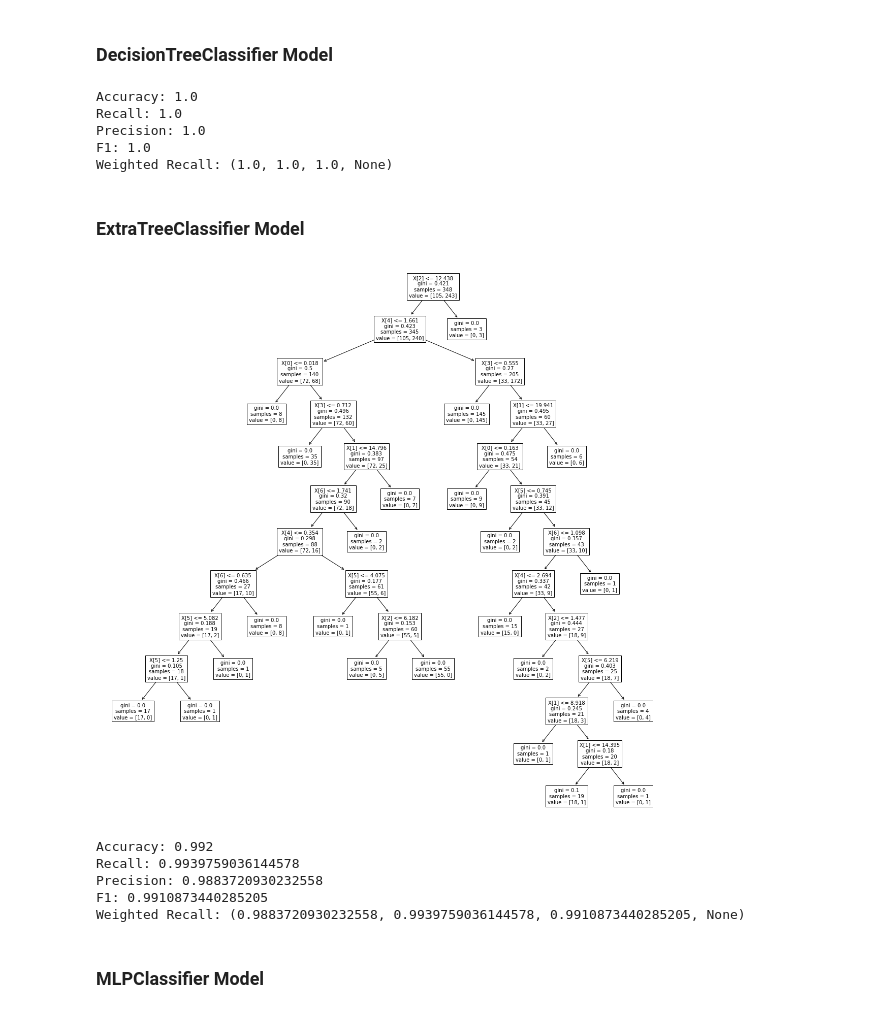
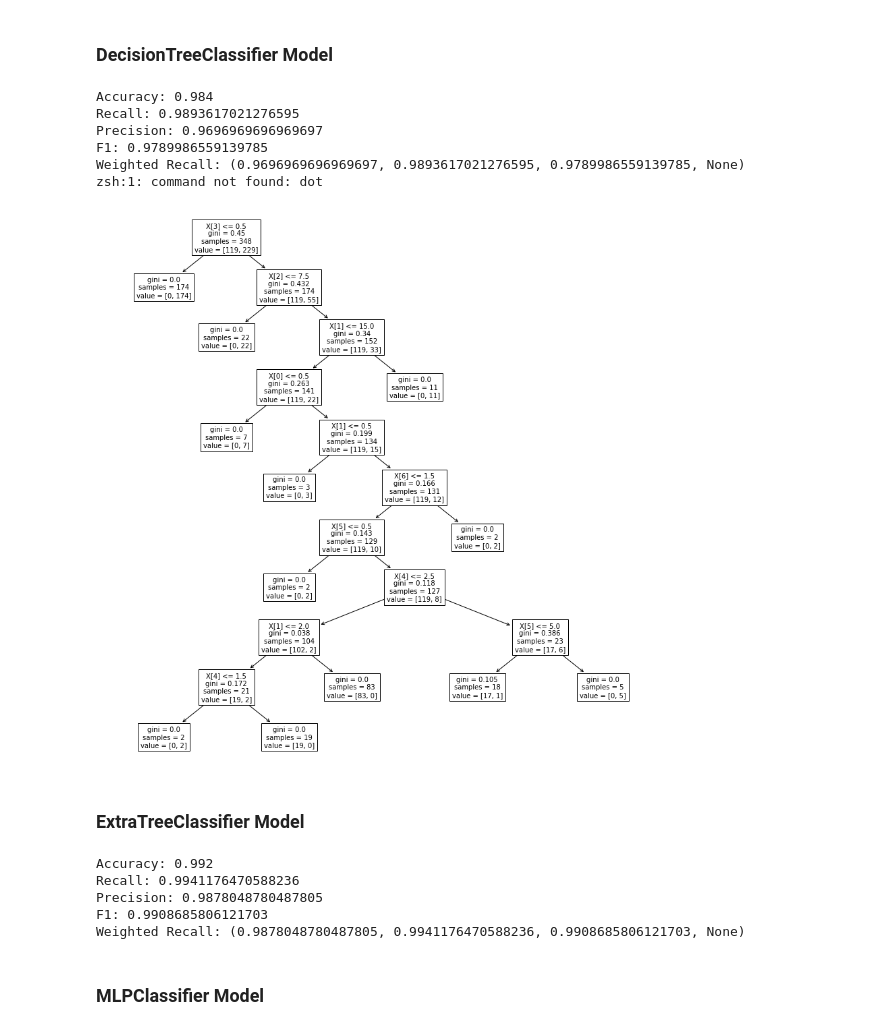
Before and after one commit to alexgiving/coursework_3, a Jupyter notebook: 3course.ipynb, the cells around one changed output. Cells and saved outputs as stored; diff of their text form; code cells hidden in the pictures.

```diff
--- a/3course.ipynb
+++ b/3course.ipynb
@@ -381,37 +389,39 @@ Weighted Recall: (0.8940561364887176, 0.9157955865272939, 0.9030392779070587, No
 # %%
 from sklearn.tree import DecisionTreeClassifier
 dtr = DecisionTreeClassifier()
 dtr.fit(X_train, y_train)
 
 y_pred = dtr.predict(X_test)
 
 # plot tree
-#plt.figure(figsize=(15,15))  # set plot size (denoted in inches)
-#plot_tree(dtr, fontsize=10)
+plt.figure(figsize=(15,15))  # set plot size (denoted in inches)
+plot_tree(dtr, fontsize=10)
 #plt.show()
 
 classification_quality(y_test, y_pred)
 compilance_print('DecisionTreeClassifier', y_test, y_pred, 'cls')
 
 
 
 
 from sklearn.tree import export_graphviz
 # Creates dot file named tree.dot
 export_graphviz(
             dtr,
             out_file =  "myTreeName.dot",
             feature_names = list(X_train.columns),
             class_names = ['Не Сдал', 'Сдал'],
             filled = True,
             rounded = True)
 !dot -Tpng myTreeName.dot -o outfile1.png
 # %% [output]
-Accuracy: 1.0
-Recall: 1.0
-Precision: 1.0
-F1: 1.0
-Weighted Recall: (1.0, 1.0, 1.0, None)
+Accuracy: 0.984
+Recall: 0.9893617021276595
+Precision: 0.9696969696969697
+F1: 0.9789986559139785
+Weighted Recall: (0.9696969696969697, 0.9893617021276595, 0.9789986559139785, None)
+zsh:1: command not found: dot
+[figure, added]
 # %% [markdown]
 ### ExtraTreeClassifier Model
 # %%
@@ -422,19 +432,18 @@ extr.fit(X_train, y_train)
 y_pred = extr.predict(X_test)
 
 # plot tree
-plt.figure(figsize=(20,20))  # set plot size (denoted in inches)
-plot_tree(extr, fontsize=10)
-plt.show()
+#plt.figure(figsize=(20,20))  # set plot size (denoted in inches)
+#plot_tree(extr, fontsize=10)
+#plt.show()
 
 classification_quality(y_test, y_pred)
 compilance_print('ExtraTreeClassifier', y_test, y_pred, 'cls')
 # %% [output]
-[figure, removed]
 Accuracy: 0.992
-Recall: 0.9939759036144578
-Precision: 0.9883720930232558
-F1: 0.9910873440285205
-Weighted Recall: (0.9883720930232558, 0.9939759036144578, 0.9910873440285205, None)
+Recall: 0.9941176470588236
+Precision: 0.9878048780487805
+F1: 0.9908685806121703
+Weighted Recall: (0.9878048780487805, 0.9941176470588236, 0.9908685806121703, None)
 # %% [markdown]
 ### MLPClassifier Model
 # %%
```
Also changed, not shown: parts of 22 cells of this notebook, 2 other files.
